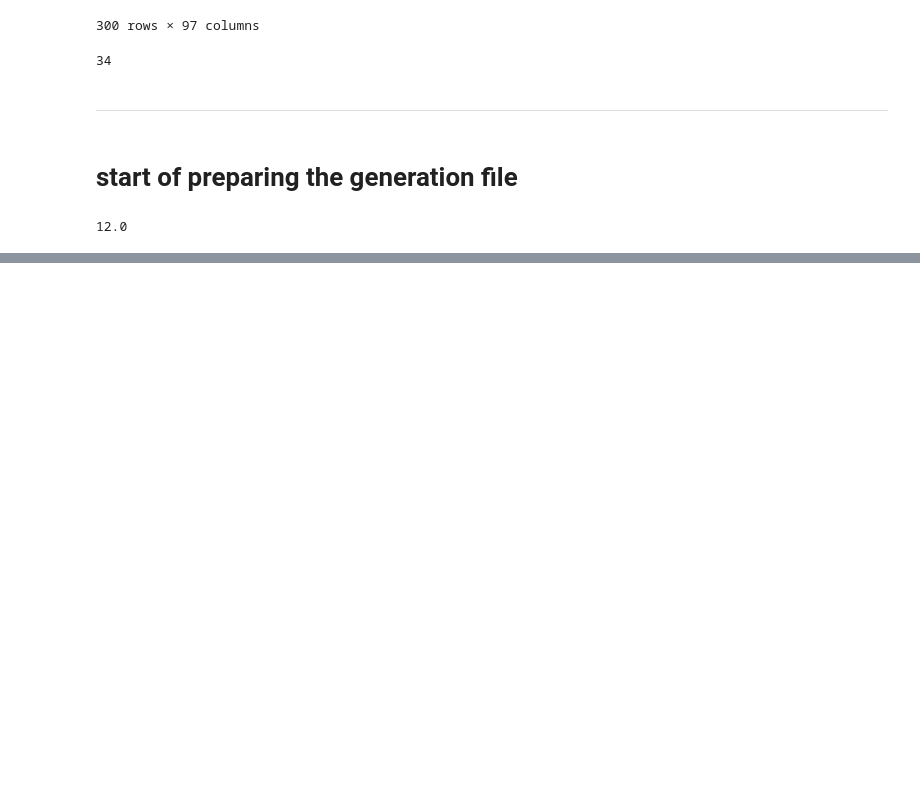
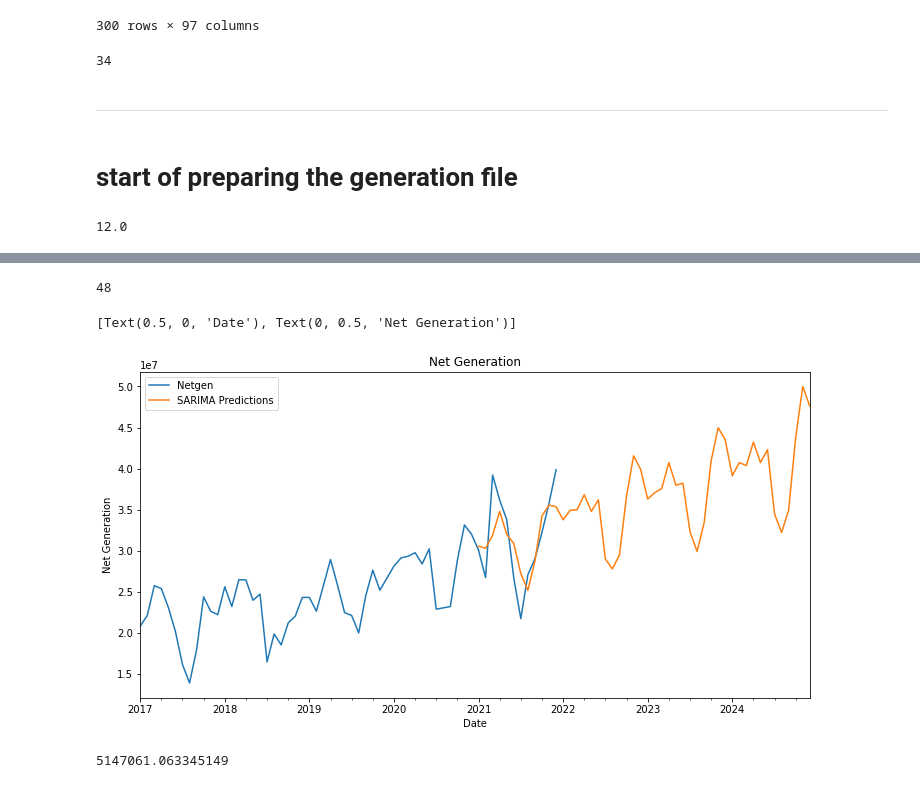
Before and after one commit to NicsLvl/DA1_Capstone_JADEN, a Jupyter notebook: merge_loc_energy.ipynb, the cells around one changed output, grey strips where cells are left out. Drawn from its saved outputs; the diff is of its cells as text; code cells hidden in the pictures; blank space fills up the shorter version.

```diff
--- a/merge_loc_energy.ipynb
+++ b/merge_loc_energy.ipynb
@@ -362,0 +465,8 @@ len(df_monthly)/len(df_energy_2021)
+# %%
+# drop all column and na
+df_monthly_2017_2021_wt_ws = df_monthly_2017_2021_wt_ws.drop(['YEAR', 'Month', 'Reported\nPrime Mover', 'Plant Id',
+                                                              'Quantity', 'Elec_Quantity', 'MMBtuPer_Unit', 'Tot_MMBtu', 'Elec_MMBtu'], axis=1)
+print(len(df_monthly_2017_2021_wt_ws))
+df_monthly_2017_2021_wt_ws = df_monthly_2017_2021_wt_ws.dropna()
+print(len(df_monthly_2017_2021_wt_ws))
+df_monthly_2017_2021_wt_ws.head()
@@ -362,0 +483,6 @@ len(df_monthly)/len(df_energy_2021)
+# %%
+# group by month and sum
+df_monthly_2017_2021_wt_ws = df_monthly_2017_2021_wt_ws.groupby(pd.Grouper(freq='M')).sum()
+
+# index to datetime
+df_monthly_2017_2021_wt_ws.index = pd.to_datetime(df_monthly_2017_2021_wt_ws.index)
@@ -362,0 +491,4 @@ len(df_monthly)/len(df_energy_2021)
+# %%
+# split train and test
+train = df_monthly_2017_2021_wt_ws[:'2020-12-31']
+test = df_monthly_2017_2021_wt_ws['2021-01-31':]
@@ -362,0 +505,35 @@ len(df_monthly)/len(df_energy_2021)
+# %%
+train.index.nunique()
+# %% [output]
+48
+# %%
+# import SARIMA model
+from statsmodels.tsa.statespace.sarimax import SARIMAX
+
+# fit sarima model
+model = SARIMAX(train['Netgen'], order=(1, 1, 0), seasonal_order=(1, 2, 1, 12))
+results = model.fit()
+
+# predict
+start = '2021-01-31'
+end = '2024-12-31'
+predictions = results.predict(start, end, typ='levels').rename('SARIMA Predictions')
+# %%
+# plot whole length of data with prediction
+ax = df_monthly_2017_2021_wt_ws['Netgen'].plot(legend=True, figsize=(12, 6), title='Net Generation')
+predictions.plot(legend=True)
+ax.autoscale(axis='x', tight=True)
+ax.set(xlabel='Date', ylabel='Net Generation')
+# %% [output]
+[Text(0.5, 0, 'Date'), Text(0, 0.5, 'Net Generation')]
+[figure, added]
+# %%
+# evaluate
+from sklearn.metrics import mean_squared_error
+
+
+error = mean_squared_error(test['Netgen'], predictions)
+root_error = np.sqrt(error)
+root_error
+# %% [output]
+5147061.063345149
```
Also changed, not shown: parts of 29 cells of this notebook, 1 other file.
